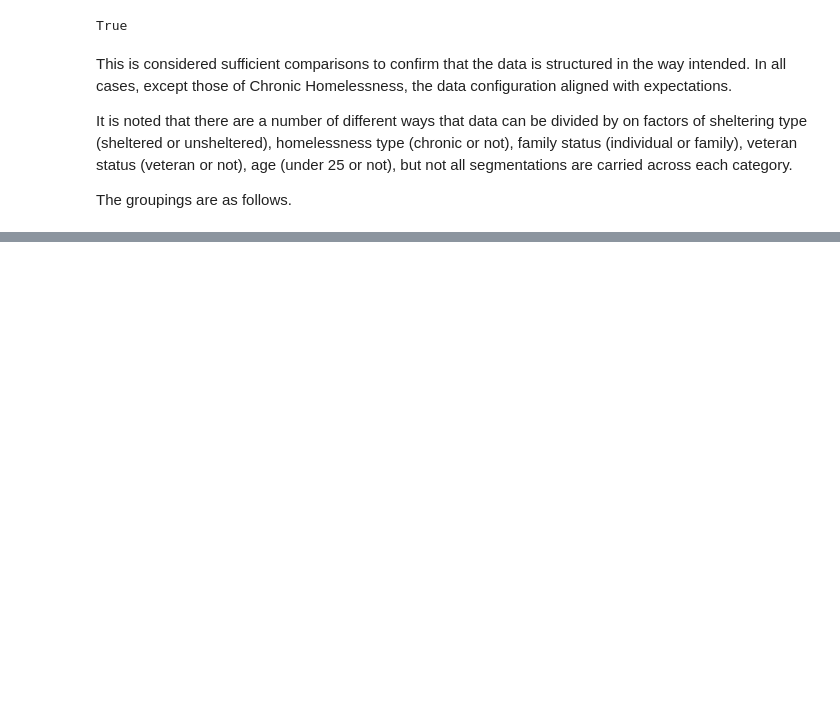
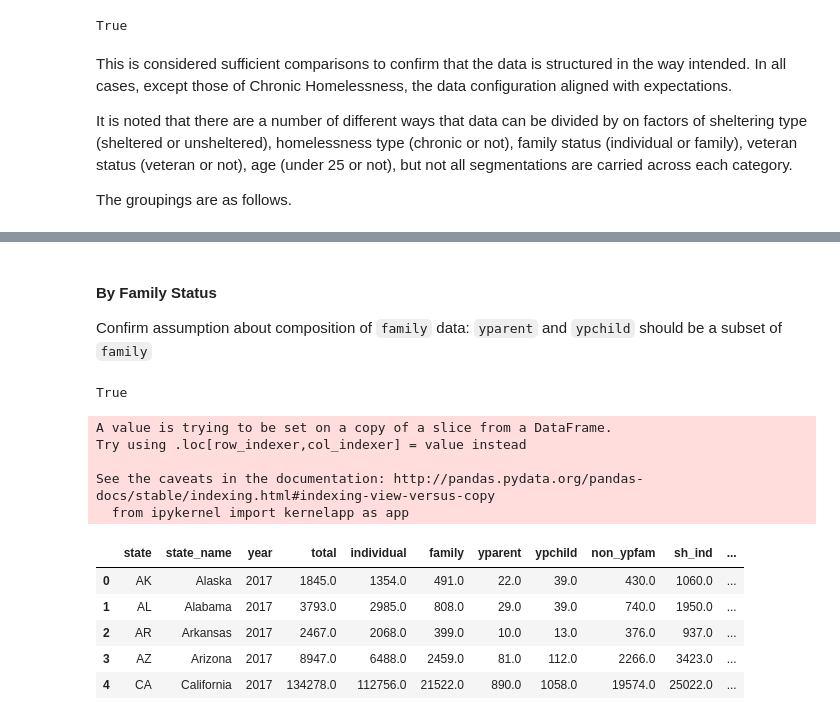
Before and after one commit to rebeccaebarnes/Homelessness, a Jupyter notebook: homelessness-working.ipynb, the cells around one changed output, grey strips where cells are left out. Cells and saved outputs as stored; diff of their text form; code cells hidden in the pictures; blank space fills up the shorter version.

```diff
--- a/homelessness-working.ipynb
+++ b/homelessness-working.ipynb
@@ -485,0 +936,27 @@ The groupings are as follows.
+# %% [markdown]
+#### By Family Status
+
+Confirm assumption about composition of `family` data: `yparent` and `ypchild` should be a subset of `family`
+# %%
+test['family'] > (test['yparent'] + test['ypchild'])
+# %% [output]
+True
+# %%
+df_family = df[['state', 'state_name', 'year', 'total', 'individual', 'family', 'yparent', 'ypchild']]
+df_family['non_ypfam'] = df_family.family - (df_family.yparent + df_family.ypchild)
+df_family = df_family.join(df[['sh_ind', 'uns_ind', 'sh_fam', 'uns_fam', 'sh_yparent', 'uns_yparent', 'sh_ypchild', 'uns_ypchild']])
+df_family['sh_non_ypfam'] = df_family.sh_fam - (df_family.sh_yparent + df_family.sh_ypchild)
+df_family['uns_non_ypfam'] = df_family.uns_fam - (df_family.uns_yparent + df_family.uns_ypchild)
+df_family.head()
+# %% [output]
+A value is trying to be set on a copy of a slice from a DataFrame.
+Try using .loc[row_indexer,col_indexer] = value instead
+
+See the caveats in the documentation: http://pandas.pydata.org/pandas-docs/stable/indexing.html#indexing-view-versus-copy
+  from ipykernel import kernelapp as app
+|  | state | state_name | year | total | individual | family | yparent | ypchild | non_ypfam | sh_ind | ... |
+| 0 | AK | Alaska | 2017 | 1845.0 | 1354.0 | 491.0 | 22.0 | 39.0 | 430.0 | 1060.0 | ... |
+| 1 | AL | Alabama | 2017 | 3793.0 | 2985.0 | 808.0 | 29.0 | 39.0 | 740.0 | 1950.0 | ... |
+| 2 | AR | Arkansas | 2017 | 2467.0 | 2068.0 | 399.0 | 10.0 | 13.0 | 376.0 | 937.0 | ... |
+| 3 | AZ | Arizona | 2017 | 8947.0 | 6488.0 | 2459.0 | 81.0 | 112.0 | 2266.0 | 3423.0 | ... |
+| 4 | CA | California | 2017 | 134278.0 | 112756.0 | 21522.0 | 890.0 | 1058.0 | 19574.0 | 25022.0 | ... |
```
Also changed, not shown: parts of 74 cells of this notebook.
